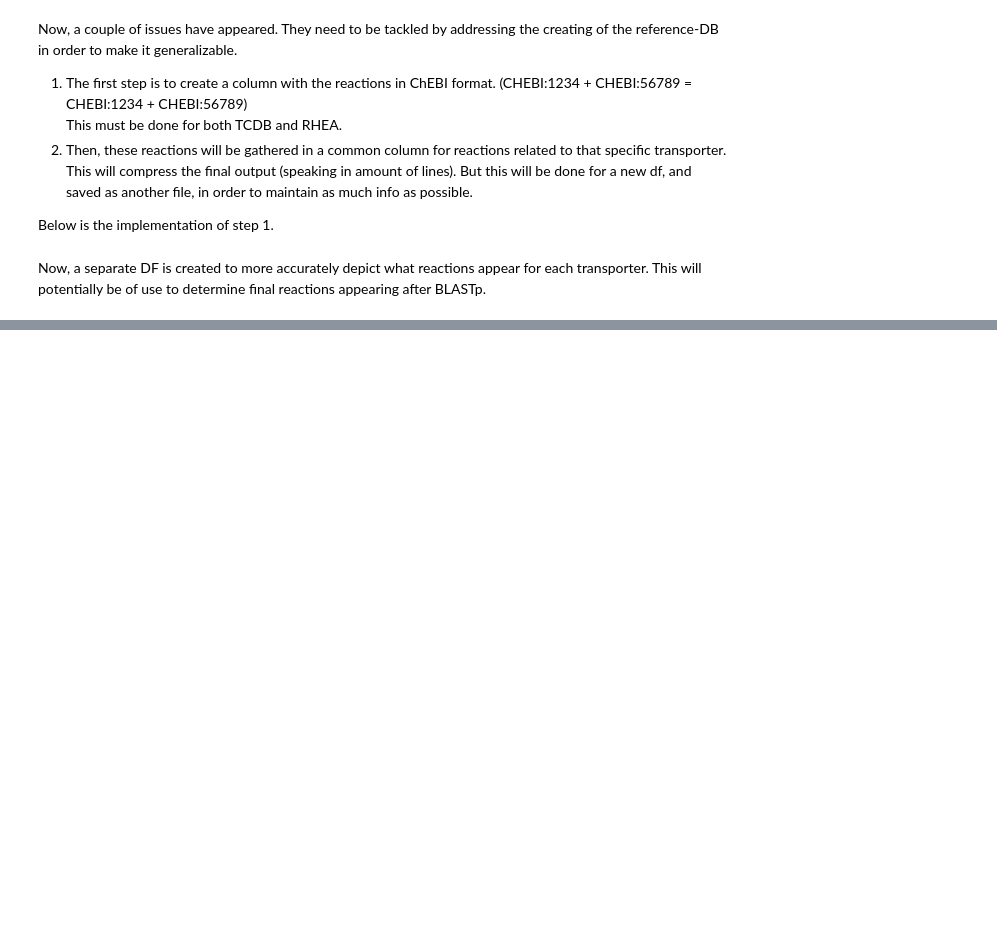
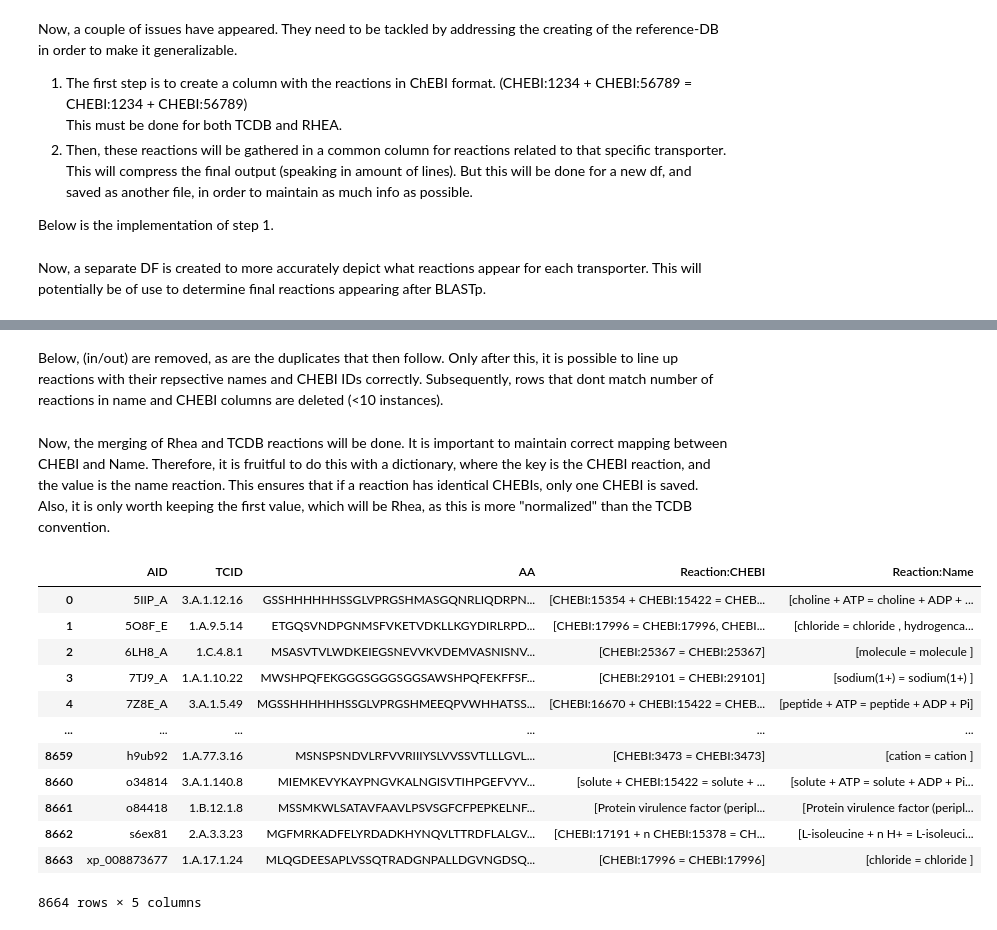
Before and after one commit to blandro/master-project, a Jupyter notebook: 1+2/1+2.ipynb, the cells around one changed output, grey strips where cells are left out. Cells and saved outputs as stored; diff of their text form; code cells hidden in the pictures; blank space fills up the shorter version.

```diff
--- a/1+2/1+2.ipynb
+++ b/1+2/1+2.ipynb
@@ -322,0 +299,2 @@ filtered_reactions
+# %% [markdown]
+Below, (in/out) are removed, as are the duplicates that then follow. Only after this, it is possible to line up reactions with their repsective names and CHEBI IDs correctly. Subsequently, rows that dont match number of reactions in name and CHEBI columns are deleted (<10 instances).
@@ -322,0 +337,48 @@ filtered_reactions
+# %% [markdown]
+Now, the merging of Rhea and TCDB reactions will be done. It is important to maintain correct mapping between CHEBI and Name. Therefore, it is fruitful to do this with a dictionary, where the key is the CHEBI reaction, and the value is the name reaction. This ensures that if a reaction has identical CHEBIs, only one CHEBI is saved. Also, it is only worth keeping the first value, which will be Rhea, as this is more "normalized" than the TCDB convention.
+# %%
+def merge_reactions(row):
+    merged_dict = {}
+
+    # Start with Rhea
+    rhea_chebis = row.get("Rhea:Reaction:CHEBI", [])
+    rhea_names = row.get("Rhea:Reaction:Name", [])
+    if isinstance(rhea_chebis, list) and isinstance(rhea_names, list):
+        for chebi, name in zip(rhea_chebis, rhea_names):
+            if isinstance(chebi, str) and isinstance(name, str):
+                merged_dict[chebi] = name
+
+    # Add from TCDB only if CHEBI not already in dict
+    tcdb_chebis = row.get("TCDB:Reaction:CHEBI", [])
+    tcdb_names = row.get("TCDB:Reaction:Name", [])
+    if isinstance(tcdb_chebis, list) and isinstance(tcdb_names, list):
+        for chebi, name in zip(tcdb_chebis, tcdb_names):
+            if isinstance(chebi, str) and isinstance(name, str) and chebi not in merged_dict:
+                merged_dict[chebi] = name
+
+    # Return keys and values as lists
+    return pd.Series({
+        "Reaction:CHEBI": list(merged_dict.keys()),
+        "Reaction:Name": list(merged_dict.values())
+    })
+
+# Apply to each row, join columns into df, drop columns not needed anymore
+merged = filtered_reactions.apply(merge_reactions, axis=1)
+filtered_reactions = pd.concat([filtered_reactions, merged], axis=1)
+filtered_reactions.drop(columns=["TCDB:Reaction:Name", "Rhea:Reaction:Name", "Rhea:Reaction:CHEBI", "TCDB:Reaction:CHEBI"], inplace=True)
+
+filtered_reactions
+# %% [output]
+|  | AID | TCID | AA | Reaction:CHEBI | Reaction:Name |
+| 0 | 5IIP_A | 3.A.1.12.16 | GSSHHHHHHSSGLVPRGSHMASGQNRLIQDRPN... | [CHEBI:15354 + CHEBI:15422 = CHEB... | [choline + ATP = choline + ADP + ... |
+| 1 | 5O8F_E | 1.A.9.5.14 | ETGQSVNDPGNMSFVKETVDKLLKGYDIRLRPD... | [CHEBI:17996 = CHEBI:17996, CHEBI... | [chloride = chloride , hydrogenca... |
+| 2 | 6LH8_A | 1.C.4.8.1 | MSASVTVLWDKEIEGSNEVVKVDEMVASNISNV... | [CHEBI:25367 = CHEBI:25367] | [molecule = molecule ] |
+| 3 | 7TJ9_A | 1.A.1.10.22 | MWSHPQFEKGGGSGGGSGGSAWSHPQFEKFFSF... | [CHEBI:29101 = CHEBI:29101] | [sodium(1+) = sodium(1+) ] |
+| 4 | 7Z8E_A | 3.A.1.5.49 | MGSSHHHHHHSSGLVPRGSHMEEQPVWHHATSS... | [CHEBI:16670 + CHEBI:15422 = CHEB... | [peptide + ATP = peptide + ADP + Pi] |
+| ... | ... | ... | ... | ... | ... |
+| 8659 | h9ub92 | 1.A.77.3.16 | MSNSPSNDVLRFVVRIIIYSLVVSSVTLLLGVL... | [CHEBI:3473 = CHEBI:3473] | [cation = cation ] |
+| 8660 | o34814 | 3.A.1.140.8 | MIEMKEVYKAYPNGVKALNGISVTIHPGEFVYV... | [solute + CHEBI:15422 = solute + ... | [solute + ATP = solute + ADP + Pi... |
+| 8661 | o84418 | 1.B.12.1.8 | MSSMKWLSATAVFAAVLPSVSGFCFPEPKELNF... | [Protein virulence factor (peripl... | [Protein virulence factor (peripl... |
+| 8662 | s6ex81 | 2.A.3.3.23 | MGFMRKADFELYRDADKHYNQVLTTRDFLALGV... | [CHEBI:17191 + n CHEBI:15378 = CH... | [L-isoleucine + n H+ = L-isoleuci... |
+| 8663 | xp_008873677 | 1.A.17.1.24 | MLQGDEESAPLVSSQTRADGNPALLDGVNGDSQ... | [CHEBI:17996 = CHEBI:17996] | [chloride = chloride ] |
+8664 rows × 5 columns
```
Also changed, not shown: parts of 15 cells of this notebook, 3 other files.
